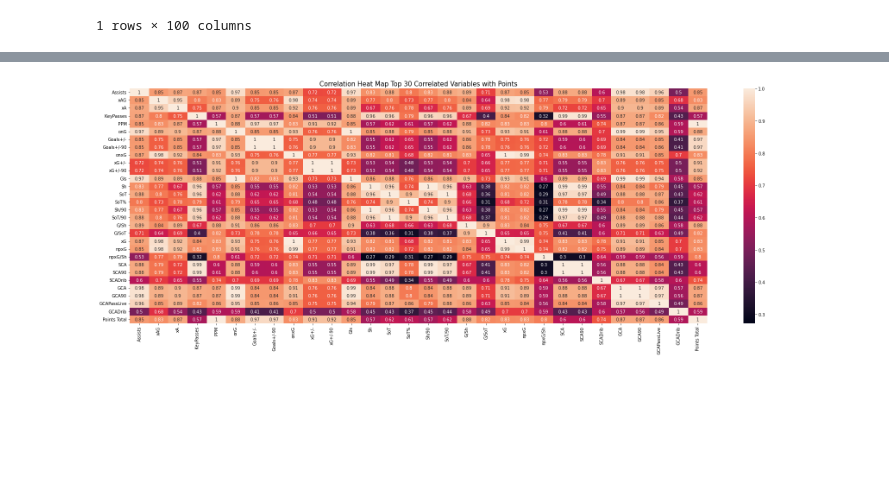
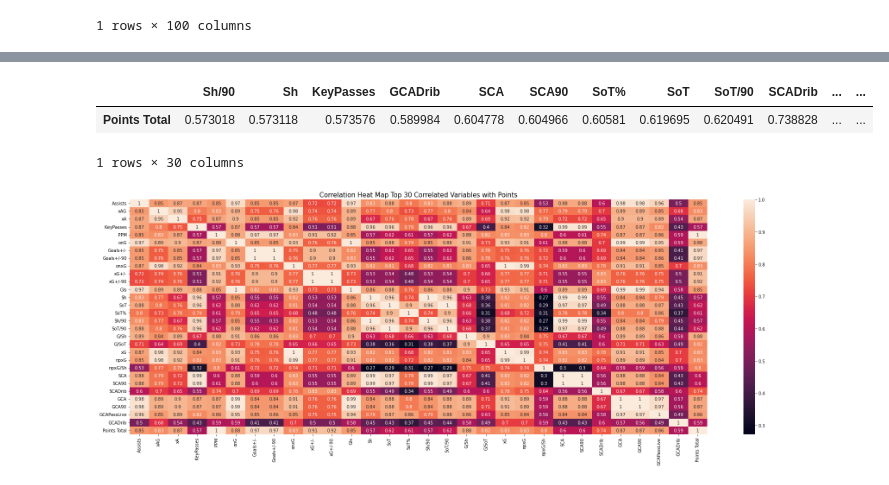
Before and after one commit to kiansweeney11/xg-data-analysis, a Jupyter notebook: correlations.ipynb, the cells around one changed output, grey strips where cells are left out. Saved outputs shown, nothing was run; the diff lists cells and outputs as text; code cells hidden in the pictures; blank space fills up the shorter version.

```diff
--- a/correlations.ipynb
+++ b/correlations.ipynb
@@ -59,6 +67,12 @@ top20_neg
 # %%
 cols = top30_pos.columns
 cols1 = top20_neg.columns
+# %%
+top30_pos
+# %% [output]
+|  | Sh/90 | Sh | KeyPasses | GCADrib | SCA | SCA90 | SoT% | SoT | SoT/90 | SCADrib | ... | ... |
+| Points Total | 0.573018 | 0.573118 | 0.573576 | 0.589984 | 0.604778 | 0.604966 | 0.60581 | 0.619695 | 0.620491 | 0.738828 | ... | ... |
+1 rows × 30 columns
 # %%
 data = corr[corr.columns.intersection(cols)]
 data = data[data.index.isin(cols) == True]
```
Also changed, not shown: parts of 3 cells of this notebook.
